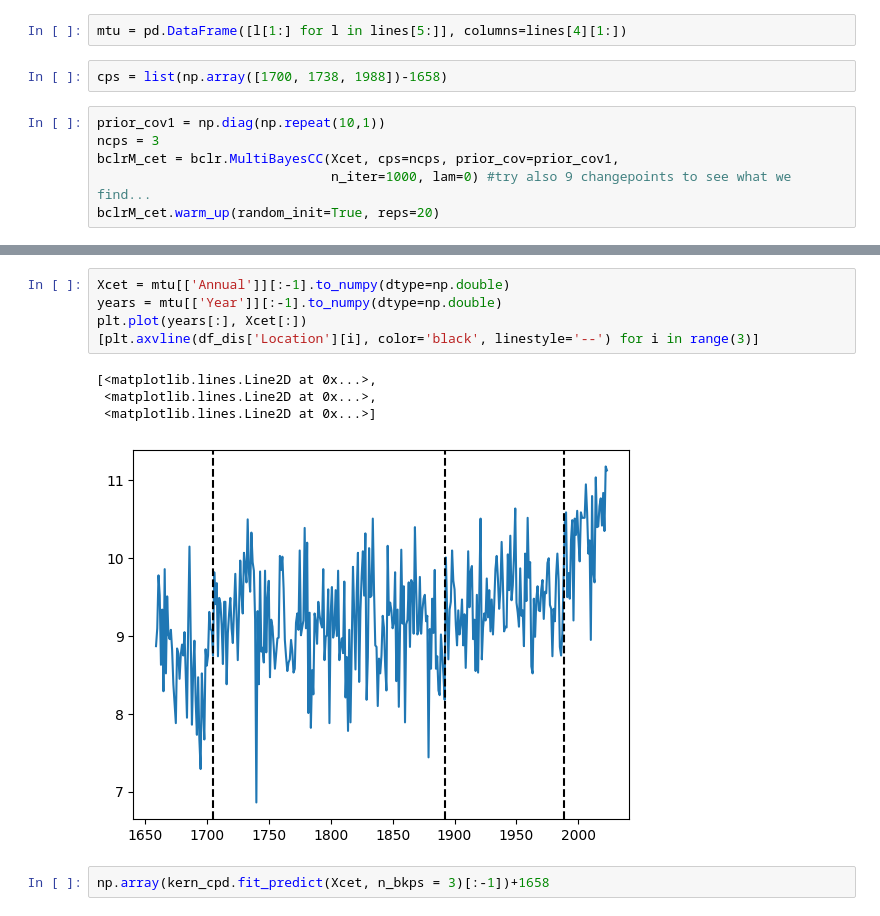
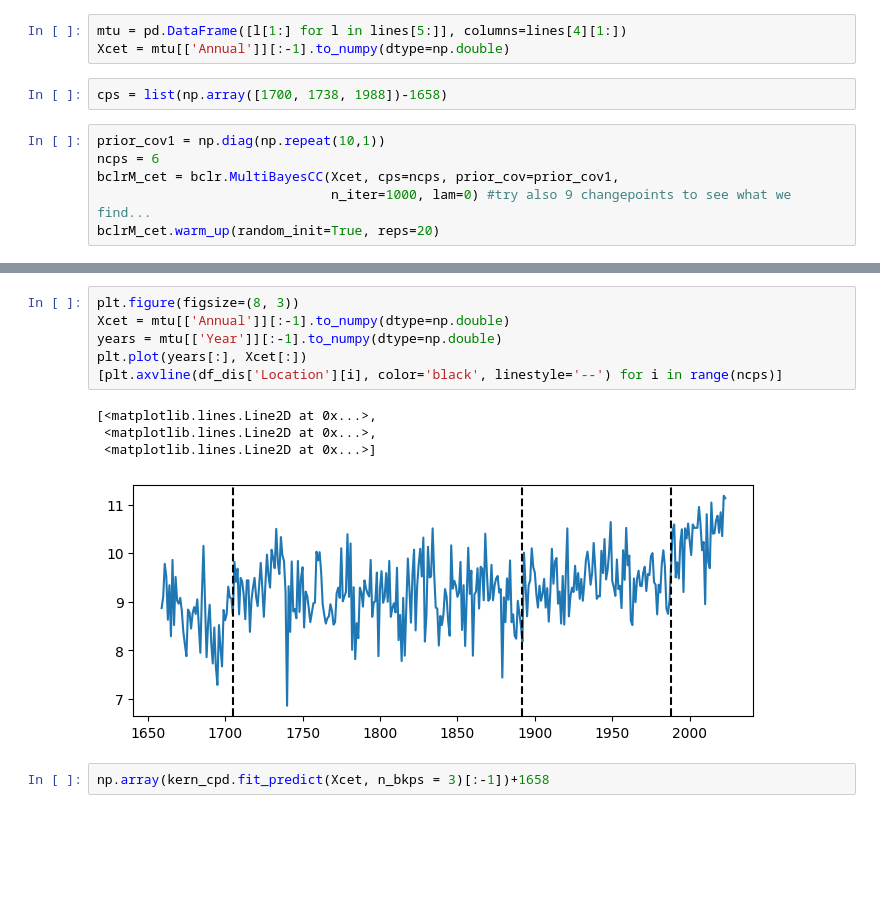
Before and after one commit to manilasoldier/bclr, a Jupyter notebook: bclr_multi_examples.ipynb, the cells around one changed output, grey strips where cells are left out. Drawn from its saved outputs; the diff is of its cells as text; blank space fills up the shorter version.

```diff
--- a/bclr_multi_examples.ipynb
+++ b/bclr_multi_examples.ipynb
@@ -130,11 +130,12 @@ f = open("mean_temps_central_england.txt", "r")
 lines = [re.sub(r"\n", "", re.sub(r"[ ]+", " ", a)).split(" ") for a in f.readlines()]
 # %%
 mtu = pd.DataFrame([l[1:] for l in lines[5:]], columns=lines[4][1:])
+Xcet = mtu[['Annual']][:-1].to_numpy(dtype=np.double)
 # %%
 cps = list(np.array([1700, 1738, 1988])-1658)
 # %%
 prior_cov1 = np.diag(np.repeat(10,1))
-ncps = 3
+ncps = 6
 bclrM_cet = bclr.MultiBayesCC(Xcet, cps=ncps, prior_cov=prior_cov1,
                               n_iter=1000, lam=0) #try also 9 changepoints to see what we find...
 bclrM_cet.warm_up(random_init=True, reps=20)
@@ -157,13 +187,14 @@ print(df_dis.sort_values(by=['Normalized Entropy']))
 # %%
+plt.figure(figsize=(8, 3))
 Xcet = mtu[['Annual']][:-1].to_numpy(dtype=np.double)
 years = mtu[['Year']][:-1].to_numpy(dtype=np.double)
 plt.plot(years[:], Xcet[:])
-[plt.axvline(df_dis['Location'][i], color='black', linestyle='--') for i in range(3)]
+[plt.axvline(df_dis['Location'][i], color='black', linestyle='--') for i in range(ncps)]
 # %% [output]
 [<matplotlib.lines.Line2D at 0x...>,
  <matplotlib.lines.Line2D at 0x...>,
  <matplotlib.lines.Line2D at 0x...>]
-[figure, old version]
+[figure, new version]
 # %%
 np.array(kern_cpd.fit_predict(Xcet, n_bkps = 3)[:-1])+1658
 # %% [output]
```
Also changed, not shown: parts of 16 cells of this notebook, 2 other files.
